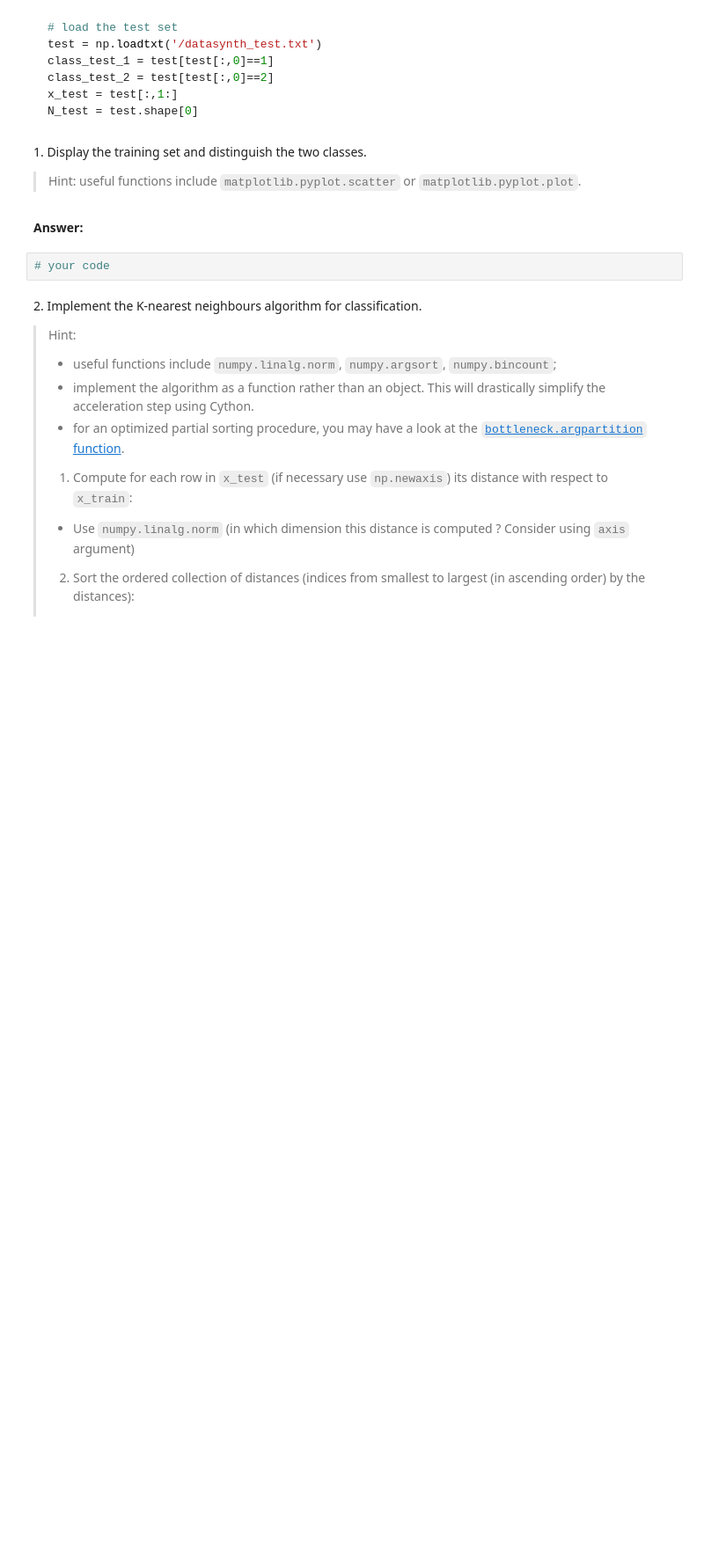
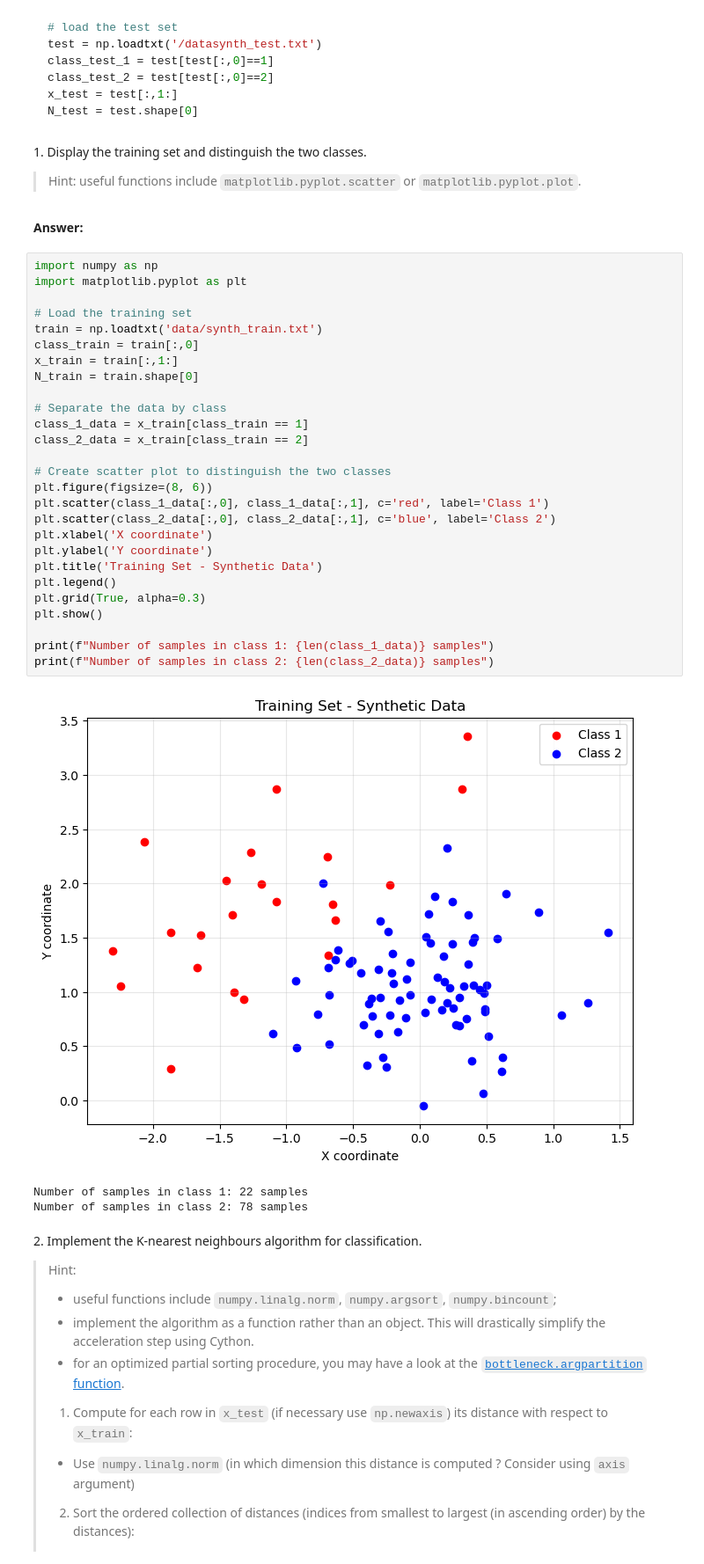
Before and after one commit to antoineamiel/python_sdia, a Jupyter notebook: Labs/Lab4/lab4.ipynb, the cells around one changed output. Shown at 88% size. Saved outputs shown, nothing was run; the diff lists cells and outputs as text; blank space fills up the shorter version.

```diff
--- a/Labs/Lab4/lab4.ipynb
+++ b/Labs/Lab4/lab4.ipynb
@@ -59,8 +59,37 @@ N_test = test.shape[0]
 > Hint: useful functions include `matplotlib.pyplot.scatter` or `matplotlib.pyplot.plot`.
 # %% [markdown]
 **Answer:**
-# %%
-# your code
+# %%
+import numpy as np
+import matplotlib.pyplot as plt
+
+# Load the training set
+train = np.loadtxt('data/synth_train.txt')
+class_train = train[:,0]
+x_train = train[:,1:]
+N_train = train.shape[0]
+
+# Separate the data by class
+class_1_data = x_train[class_train == 1]
+class_2_data = x_train[class_train == 2]
+
+# Create scatter plot to distinguish the two classes
+plt.figure(figsize=(8, 6))
+plt.scatter(class_1_data[:,0], class_1_data[:,1], c='red', label='Class 1')
+plt.scatter(class_2_data[:,0], class_2_data[:,1], c='blue', label='Class 2')
+plt.xlabel('X coordinate')
+plt.ylabel('Y coordinate')
+plt.title('Training Set - Synthetic Data')
+plt.legend()
+plt.grid(True, alpha=0.3)
+plt.show()
+
+print(f"Number of samples in class 1: {len(class_1_data)} samples")
+print(f"Number of samples in class 2: {len(class_2_data)} samples")
+# %% [output]
+[figure, added]
+Number of samples in class 1: 22 samples
+Number of samples in class 2: 78 samples
 # %% [markdown]
 2\. Implement the K-nearest neighbours algorithm for classification.
 
```
Also changed, not shown: parts of 9 cells of this notebook, 1 other file.
